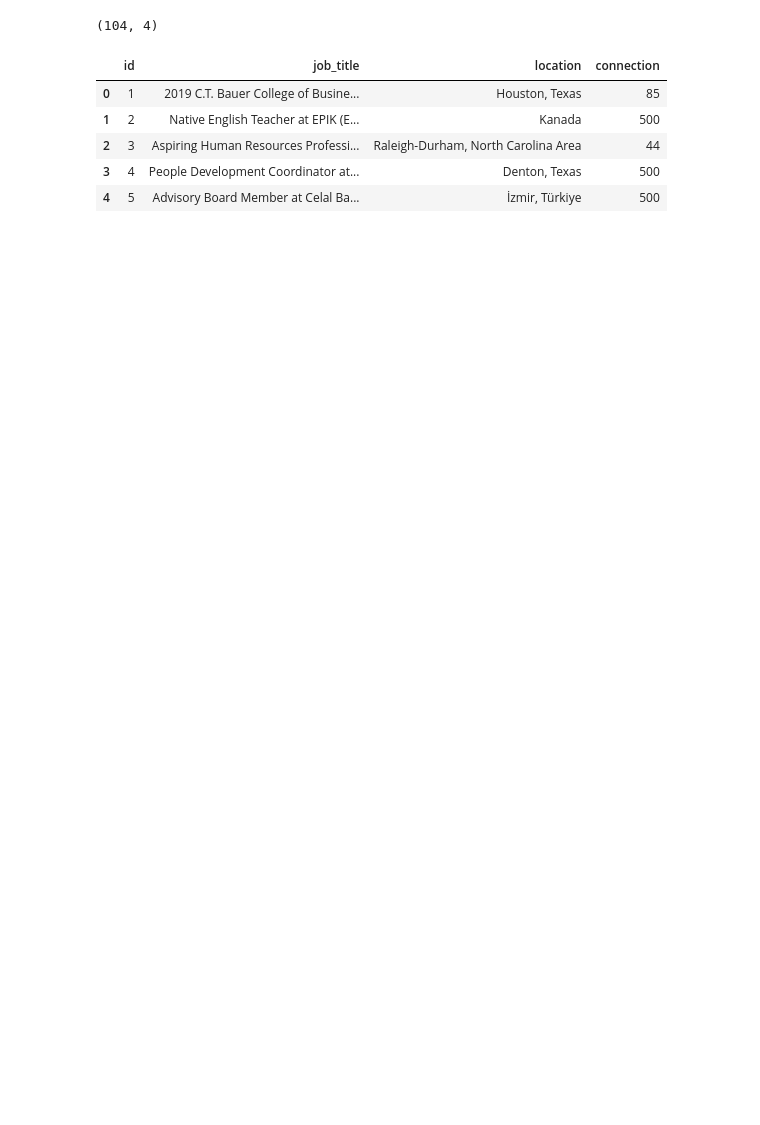
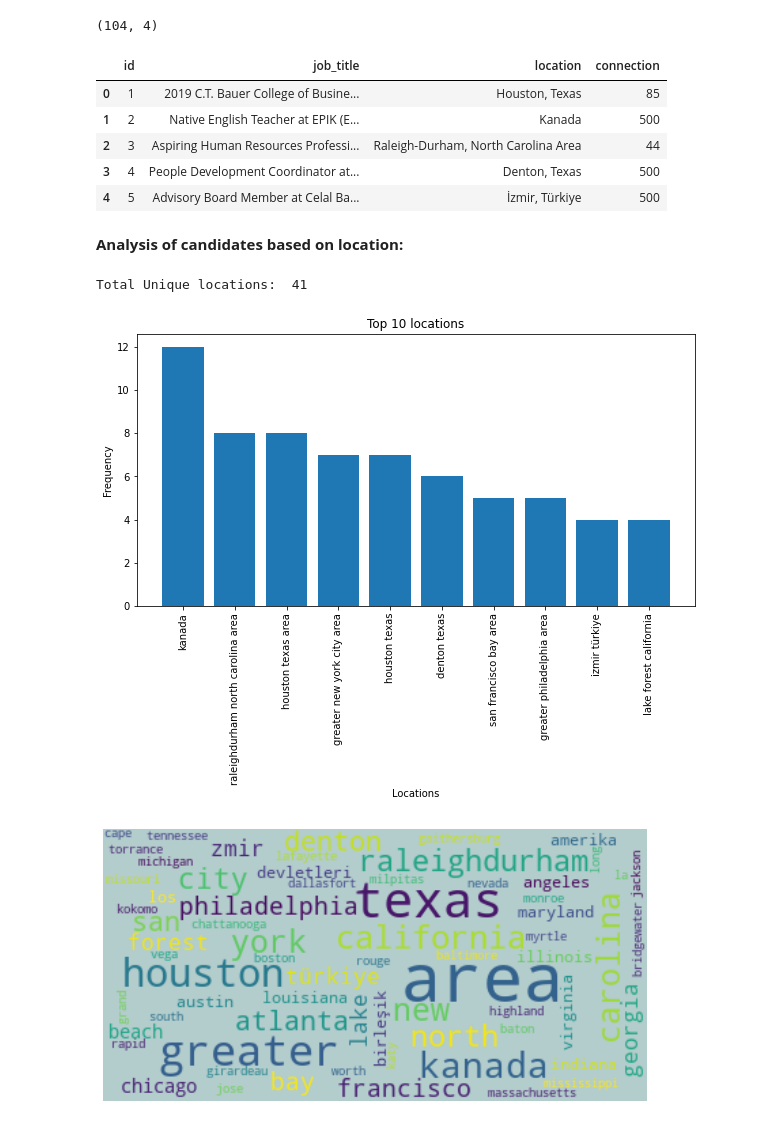
Before and after one commit to sudarshanng7/oSD8VE4tiyrrxCdC, a Jupyter notebook: potential-candidates.ipynb, the cells around one changed output. Saved outputs shown, nothing was run; the diff lists cells and outputs as text; code cells hidden in the pictures; blank space fills up the shorter version.

```diff
--- a/potential-candidates.ipynb
+++ b/potential-candidates.ipynb
@@ -53,3 +182,23 @@ df.head()
 | 2 | 3 | Aspiring Human Resources Professi... | Raleigh-Durham, North Carolina Area | 44 |
 | 3 | 4 | People Development Coordinator at... | Denton, Texas | 500 |
 | 4 | 5 | Advisory Board Member at Celal Ba... | İzmir, Türkiye | 500 |
+# %% [markdown]
+**Analysis of candidates based on location:**
+# %%
+df['location'] = pre_processing(df['location'])
+print("Total Unique locations: ", len(df.location.value_counts()))
+
+# Top 10 locations
+plt.figure(figsize=(10, 5))
+plt.bar(df.location.value_counts().index[: 10], df.location.value_counts()[: 10])
+plt.xticks(rotation=90)
+plt.title("Top 10 locations")
+plt.xlabel("Locations")
+plt.ylabel("Frequency")
+plt.show()
+
+generate_word_cloud(df['location'])
+# %% [output]
+Total Unique locations:  41
+[figure, added]
+[figure, added]
```
Also changed, not shown: parts of 40 cells of this notebook.
